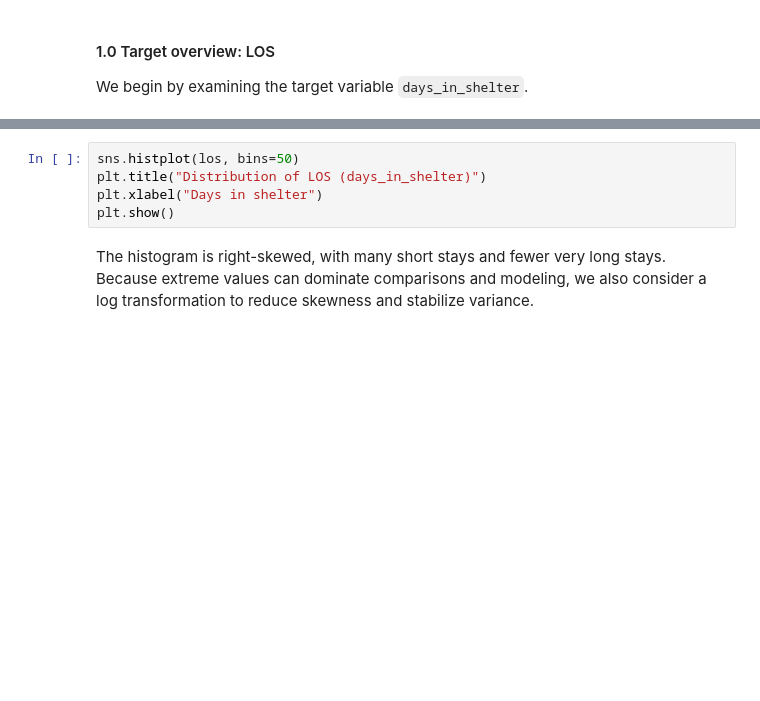
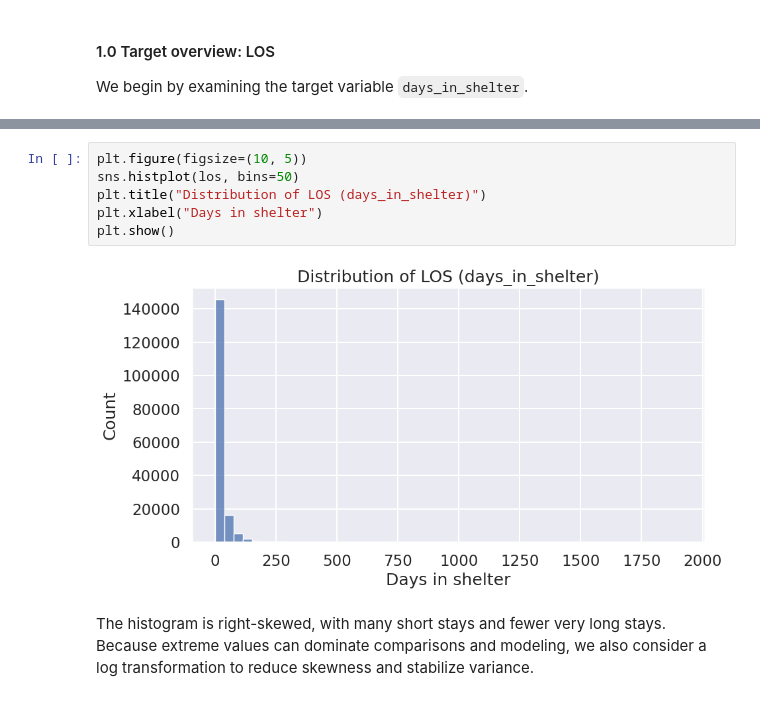
Before and after one commit to COGS108/Group098_WI26, a Jupyter notebook: 02-EDACheckpoint.ipynb, the cells around one changed output, grey strips where cells are left out. Cells and saved outputs as stored; diff of their text form; blank space fills up the shorter version.

```diff
--- a/02-EDACheckpoint.ipynb
+++ b/02-EDACheckpoint.ipynb
@@ -480,8 +651,11 @@ los.quantile([0.5, 0.75, 0.9, 0.95, 0.99])
 # %%
+plt.figure(figsize=(10, 5))
 sns.histplot(los, bins=50)
 plt.title("Distribution of LOS (days_in_shelter)")
 plt.xlabel("Days in shelter")
 plt.show()
+# %% [output]
+[figure, added]
 # %% [markdown]
 The histogram is right-skewed, with many short stays and fewer very long stays. Because extreme values can dominate comparisons and modeling, we also consider a log transformation to reduce skewness and stabilize variance.
 # %%
```
Also changed, not shown: parts of 70 cells of this notebook.
